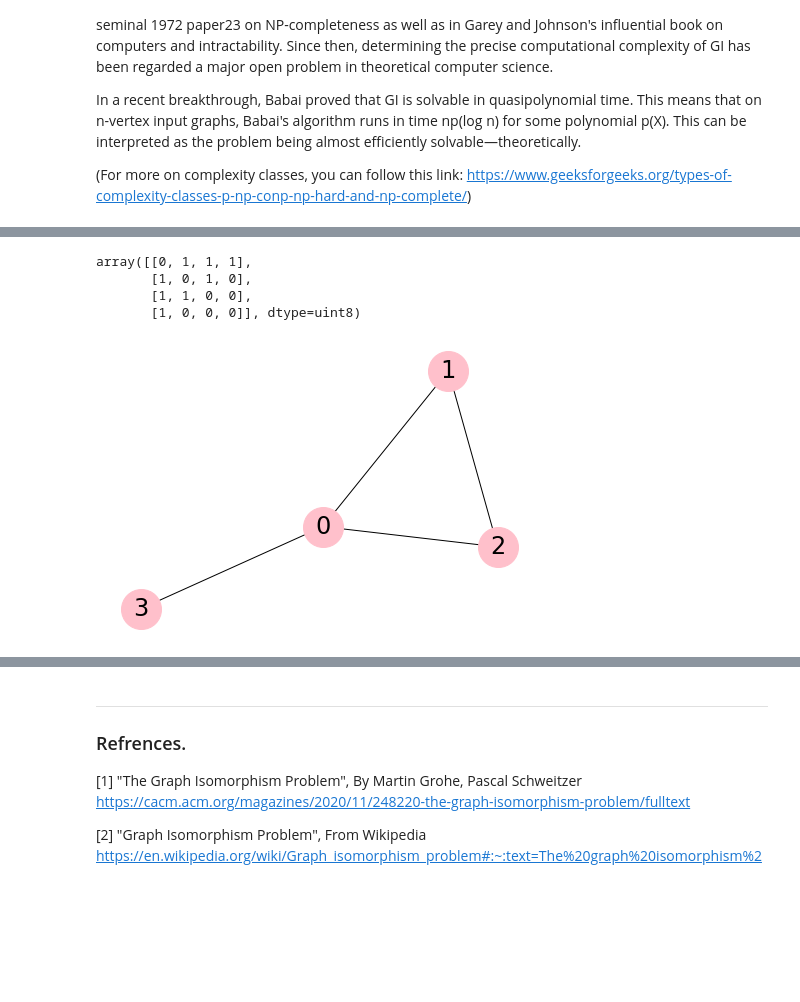
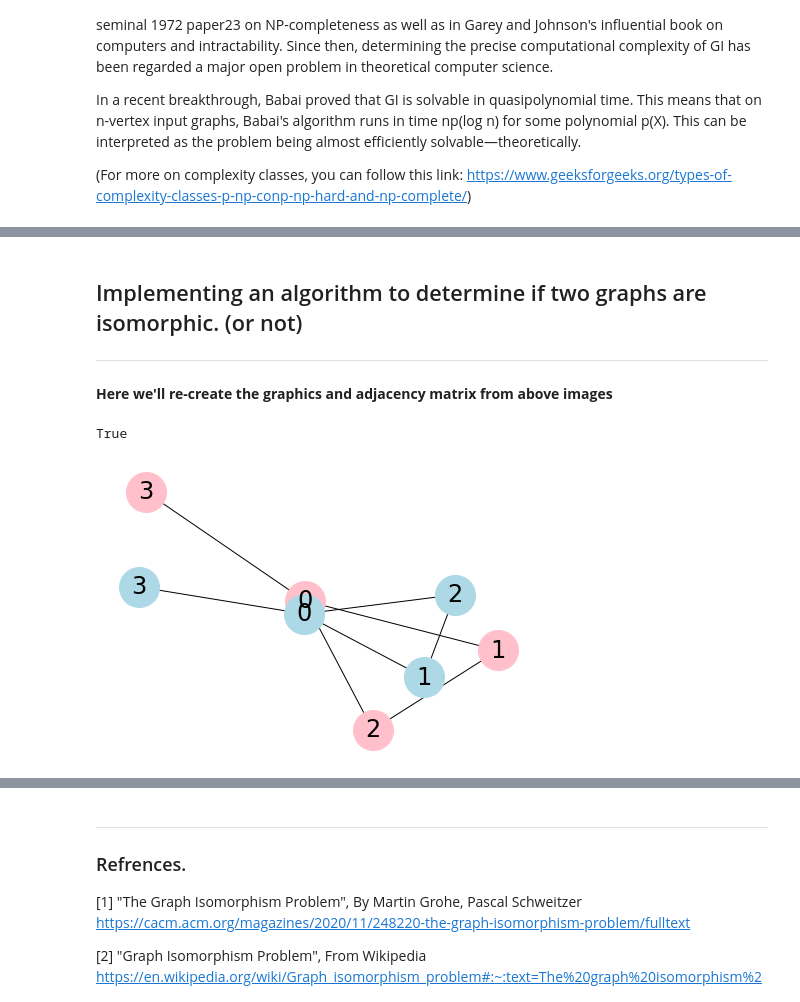
Before and after one commit to NatanTrosmanGMIT/GraphTheory, a Jupyter notebook: Graph Isomorphism Problem Notebook .ipynb, the cells around one changed output, grey strips where cells are left out. Cells and saved outputs as stored; diff of their text form; code cells hidden in the pictures; blank space fills up the shorter version.

Commit message:
Added checking if two graphs are isomorphic.
Finished the full section

```diff
--- a/Graph Isomorphism Problem Notebook .ipynb
+++ b/Graph Isomorphism Problem Notebook .ipynb
@@ -50,22 +47,32 @@ Here we'll re-create the graphics and adjacency matrix from above images
+# %% [markdown]
+##  Implementing an algorithm to determine if two graphs are isomorphic. (or not)
+***
+**Here we'll re-create the graphics and adjacency matrix from above images**
 # %%
 # A few imports to get us started
 # Matrices.
 import numpy as np
 # Permutations
 import itertools as it
 # Graphs.
 import networkx as nx
 
-Graph = nx.Graph()
-Edges = {(0,1), (0,2), (0,3), (1,2)}
-Graph.add_edges_from(Edges)
+# Make the graphs
+G1 = nx.Graph()
+E1 = {(0,1), (0,2), (0,3), (1,2)}
+G1.add_edges_from(E1)
 
-nx.draw(Graph, with_labels=True,  node_color="pink", node_size=1600, font_size=24)
-M1 = nx.to_numpy_array(Graph).astype(np.uint8)
-M1
+G2 = nx.Graph()
+E2 = {(1,2), (0,3), (0,2), (0,1)}
+G2.add_edges_from(E2)
+
+# Then draw them
+nx.draw(G1, with_labels=True,  node_color="pink", node_size=1600, font_size=24)
+nx.draw(G2, with_labels=True,  node_color="lightblue", node_size=1600, font_size=24)
+
+
+# This is what checks if our graphs are isomorphic
+nx.is_isomorphic(G1,G2)
 # %% [output]
-array([[0, 1, 1, 1],
-       [1, 0, 1, 0],
-       [1, 1, 0, 0],
-       [1, 0, 0, 0]], dtype=uint8)
+True
-[figure, old version]
+[figure, new version]
```
Also changed, not shown: parts of 4 cells of this notebook.
